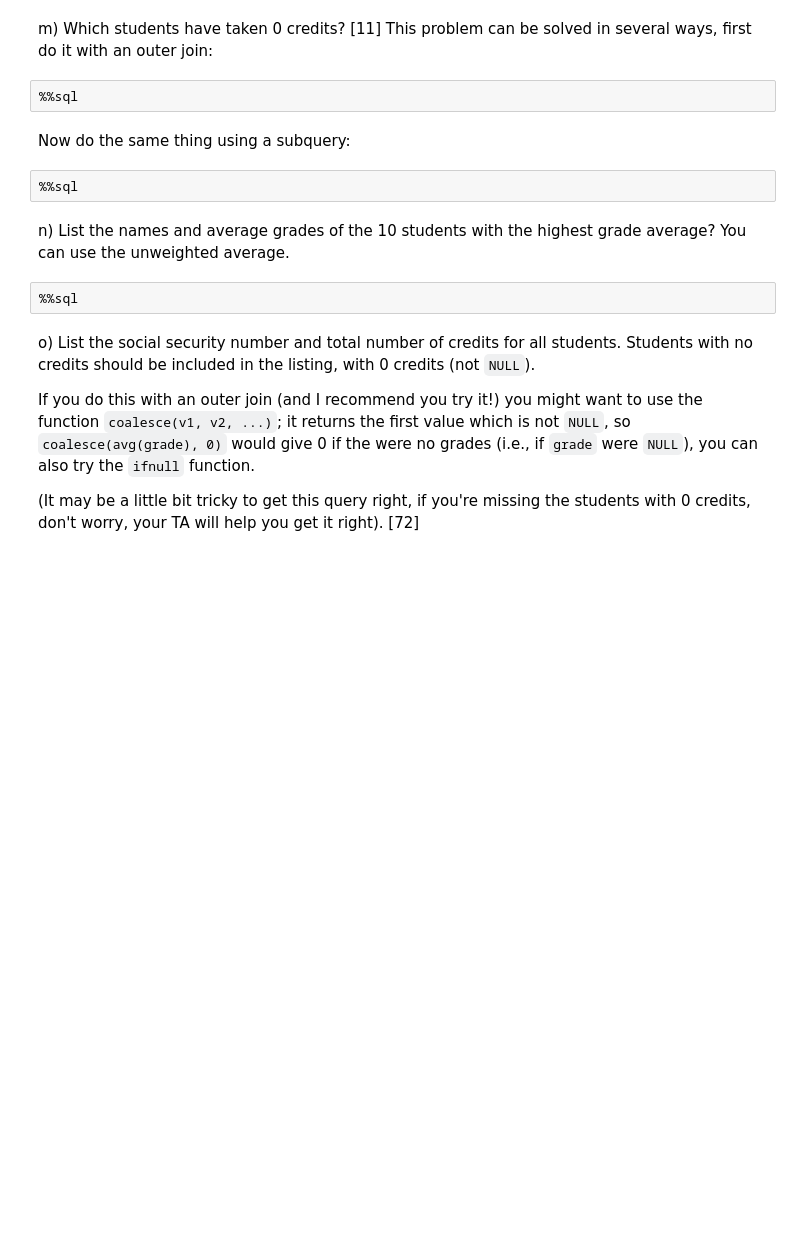
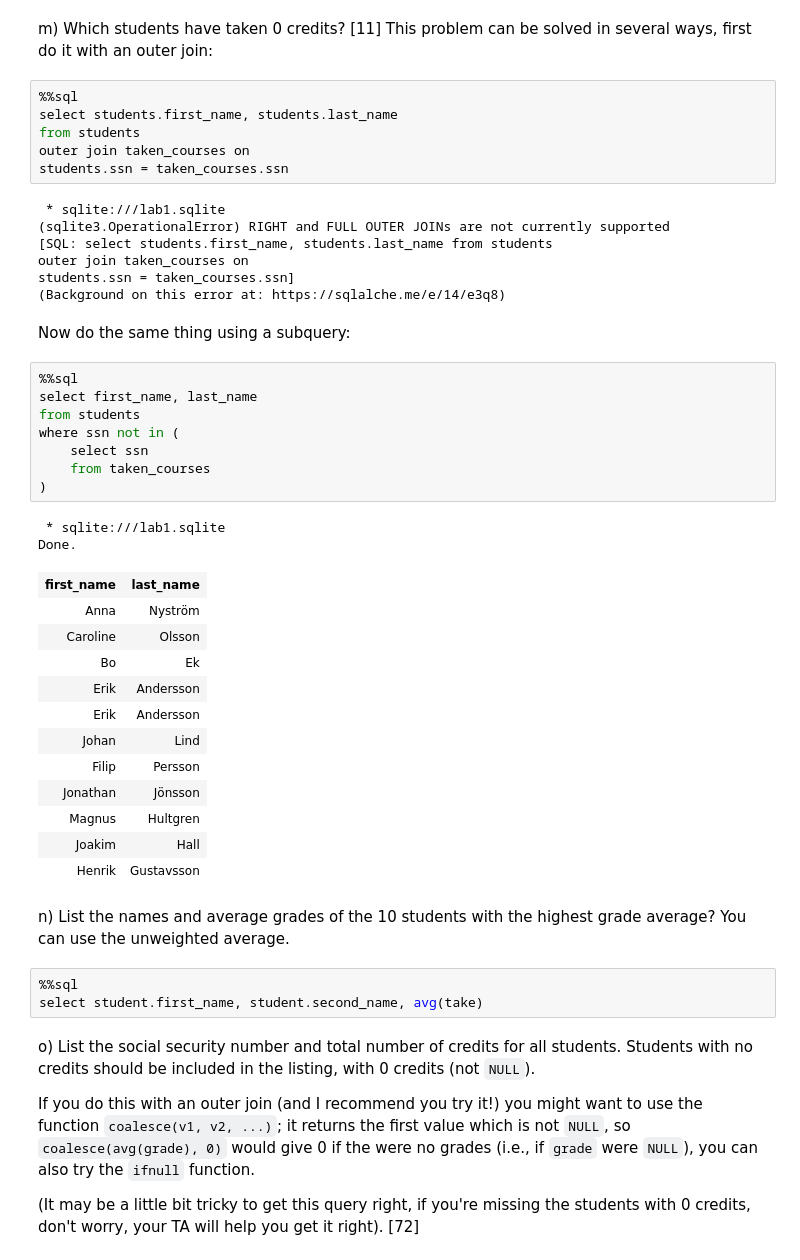
Before and after one commit to MarcusBegic/databas, a Jupyter notebook: lab1/lab1.ipynb, the cells around one changed output. Cells and saved outputs as stored; diff of their text form; blank space fills up the shorter version.

```diff
--- a/lab1/lab1.ipynb
+++ b/lab1/lab1.ipynb
@@ -486,16 +554,49 @@ m) Which students have taken 0 credits? [11] This problem
    join:
 # %%
 %%sql
+select students.first_name, students.last_name
+from students
+outer join taken_courses on
+students.ssn = taken_courses.ssn
+# %% [output]
+ * sqlite:///lab1.sqlite
+(sqlite3.OperationalError) RIGHT and FULL OUTER JOINs are not currently supported
+[SQL: select students.first_name, students.last_name from students
+outer join taken_courses on
+students.ssn = taken_courses.ssn]
+(Background on this error at: https://sqlalche.me/e/14/e3q8)
 # %% [markdown]
 Now do the same thing using a subquery:
 # %%
 %%sql
+select first_name, last_name
+from students
+where ssn not in (
+    select ssn
+    from taken_courses
+)
+# %% [output]
+ * sqlite:///lab1.sqlite
+Done.
+| first_name | last_name |
+| Anna | Nyström |
+| Caroline | Olsson |
+| Bo | Ek |
+| Erik | Andersson |
+| Erik | Andersson |
+| Johan | Lind |
+| Filip | Persson |
+| Jonathan | Jönsson |
+| Magnus | Hultgren |
+| Joakim | Hall |
+| Henrik | Gustavsson |
 # %% [markdown]
 n) List the names and average grades of the 10 students with
    the highest grade average? You can use the unweighted
    average.
 # %%
 %%sql
+select student.first_name, student.second_name, avg(take)
 # %% [markdown]
 o) List the social security number and total number of
    credits for all students. Students with no credits should
```
Also changed, not shown: parts of 7 cells of this notebook, 1 other file.
